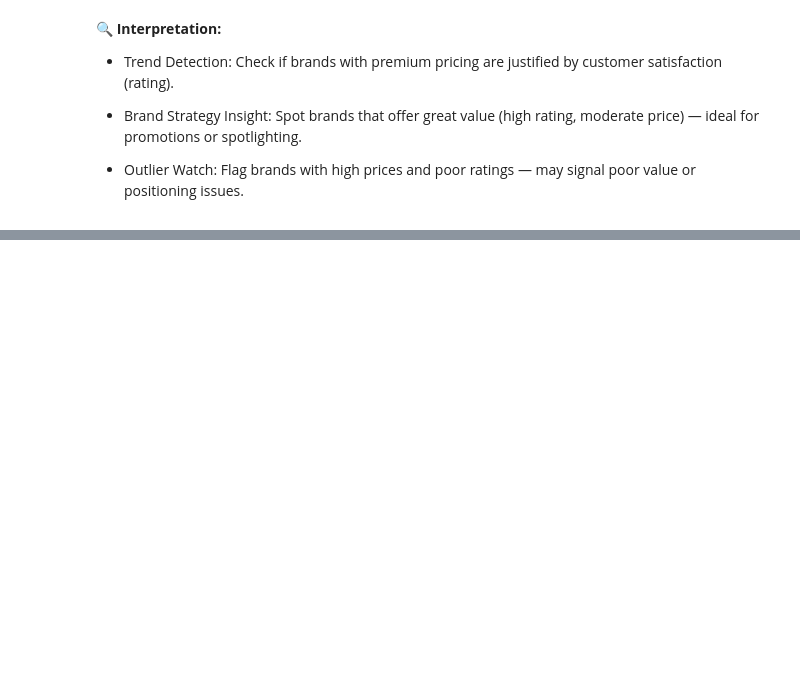
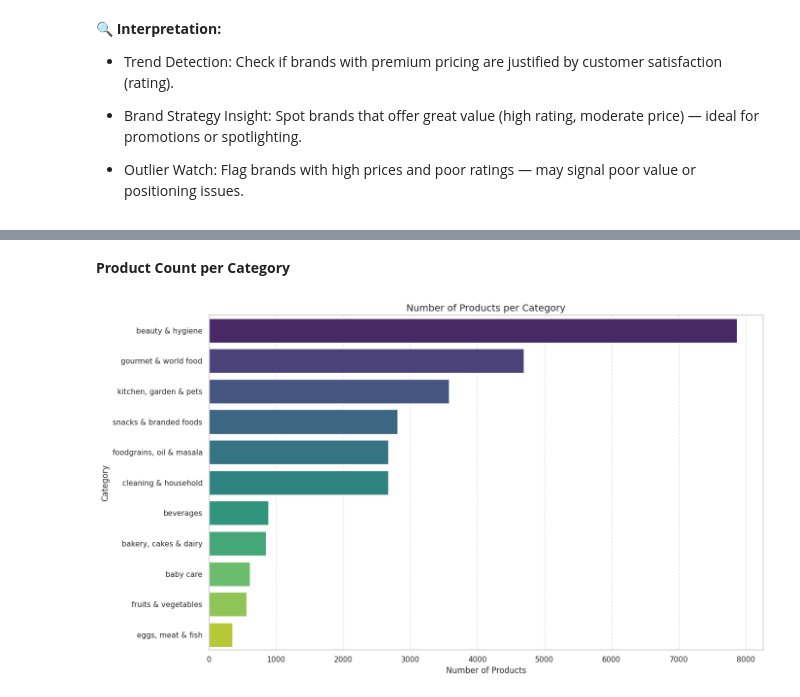
Before and after one commit to Rudrajit12/BigBasket-Product-Assortment-Optimization, a Jupyter notebook: BigBasket_Product_Assortment_Analysis.ipynb, the cells around one changed output, grey strips where cells are left out. Cells and saved outputs as stored; diff of their text form; code cells hidden in the pictures; blank space fills up the shorter version.

Commit message:
Insights from Product Assortment

```diff
--- a/BigBasket_Product_Assortment_Analysis.ipynb
+++ b/BigBasket_Product_Assortment_Analysis.ipynb
@@ -1415,0 +1599,18 @@ plt.show()
+# %% [markdown]
+**Product Count per Category**
+# %%
+# Count the number of products in each category
+category_counts = bb_df['category'].value_counts().reset_index()
+category_counts.columns = ['category', 'product_count']
+
+# Visualize the product distribution
+plt.figure(figsize=(14, 8))
+sns.barplot(data=category_counts, x='product_count', y='category', palette='viridis')
+plt.title('Number of Products per Category', fontsize=14)
+plt.xlabel('Number of Products')
+plt.ylabel('Category')
+plt.grid(axis='x', linestyle='--', alpha=0.6)
+plt.tight_layout()
+plt.show()
+# %% [output]
+[figure, added]
```
Also changed, not shown: parts of 34 cells of this notebook.
